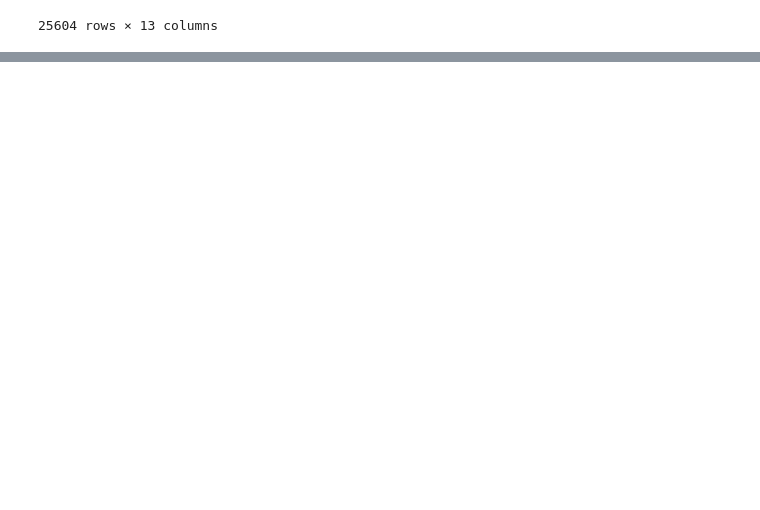
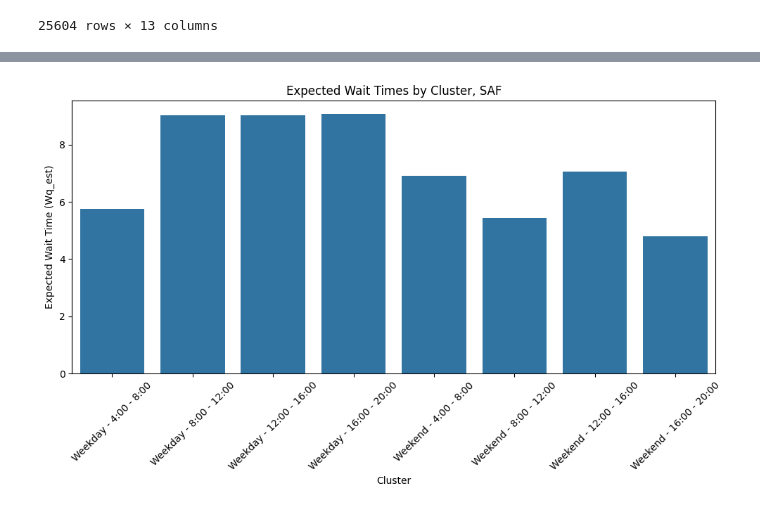
Before and after one commit to mairihallman/MAT-4376E-F24, a Jupyter notebook: 3-queueing-systems/regression.ipynb, the cells around one changed output, grey strips where cells are left out. Cells and saved outputs as stored; diff of their text form; code cells hidden in the pictures; blank space fills up the shorter version.

```diff
--- a/3-queueing-systems/regression.ipynb
+++ b/3-queueing-systems/regression.ipynb
@@ -342,0 +328,11 @@ print(column_ranges)
+# %%
+plt.figure(figsize=(10, 6))
+sns.barplot(x="cluster", y="Wq_est", data=df_saf)
+plt.xlabel("Cluster")
+plt.ylabel("Expected Wait Time (Wq_est)")
+plt.title("Expected Wait Times by Cluster, SAF")
+plt.xticks(rotation=45)  # Rotate x-axis labels for better readability
+plt.tight_layout()
+plt.show()
+# %% [output]
+[figure, added]
```
Also changed, not shown: parts of 14 cells of this notebook, 4 other files.
